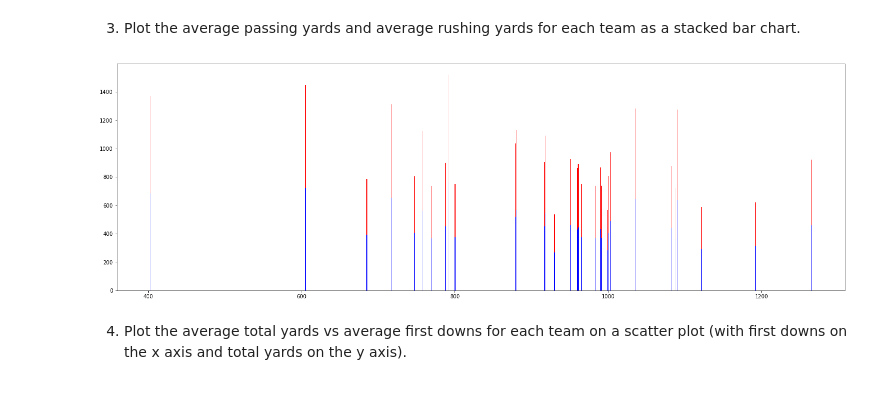
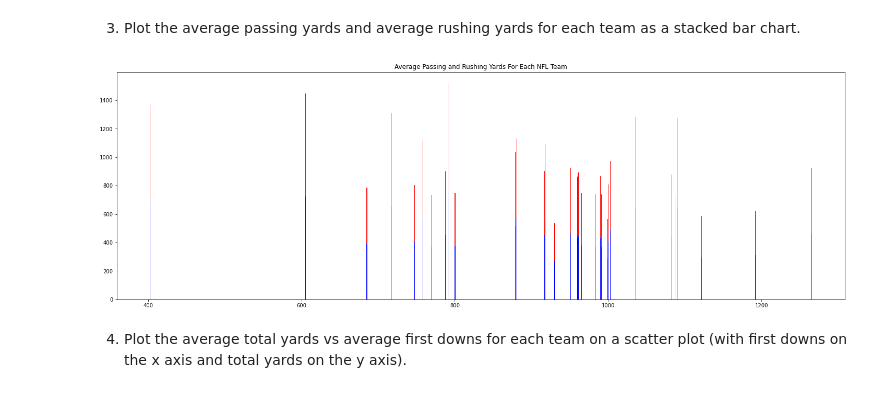
Before and after one commit to sflowers51/cis277-fa22-Lab5, a Jupyter notebook: Lab5.ipynb, the cells around one changed output. Cells and saved outputs as stored; diff of their text form; code cells hidden in the pictures.

```diff
--- a/Lab5.ipynb
+++ b/Lab5.ipynb
@@ -84,16 +87,17 @@ AttributeError: module 'matplotlib.pyplot' has no attribute 'bar_label'
 # %%
 plt.figure(figsize=(25, 8))
 
 
 avgPass = df.groupby(['team']).passing_yards.mean()
 avgRush = df.groupby(['team']).rushing_yards.mean()
 
 teams = df['team']
 
 plt.bar(avgPass, avgRush, color = 'b');
 plt.bar(avgPass, avgRush, bottom = avgRush, color = 'r');
+plt.title('Average Passing and Rushing Yards For Each NFL Team');
 # %% [output]
-[figure, old version]
+[figure, new version]
 # %% [markdown]
 4. Plot the average total yards vs average first downs for each team on a scatter plot (with first downs on the x axis and total yards on the y axis).
 # %%
```
Also changed, not shown: parts of 6 cells of this notebook.
